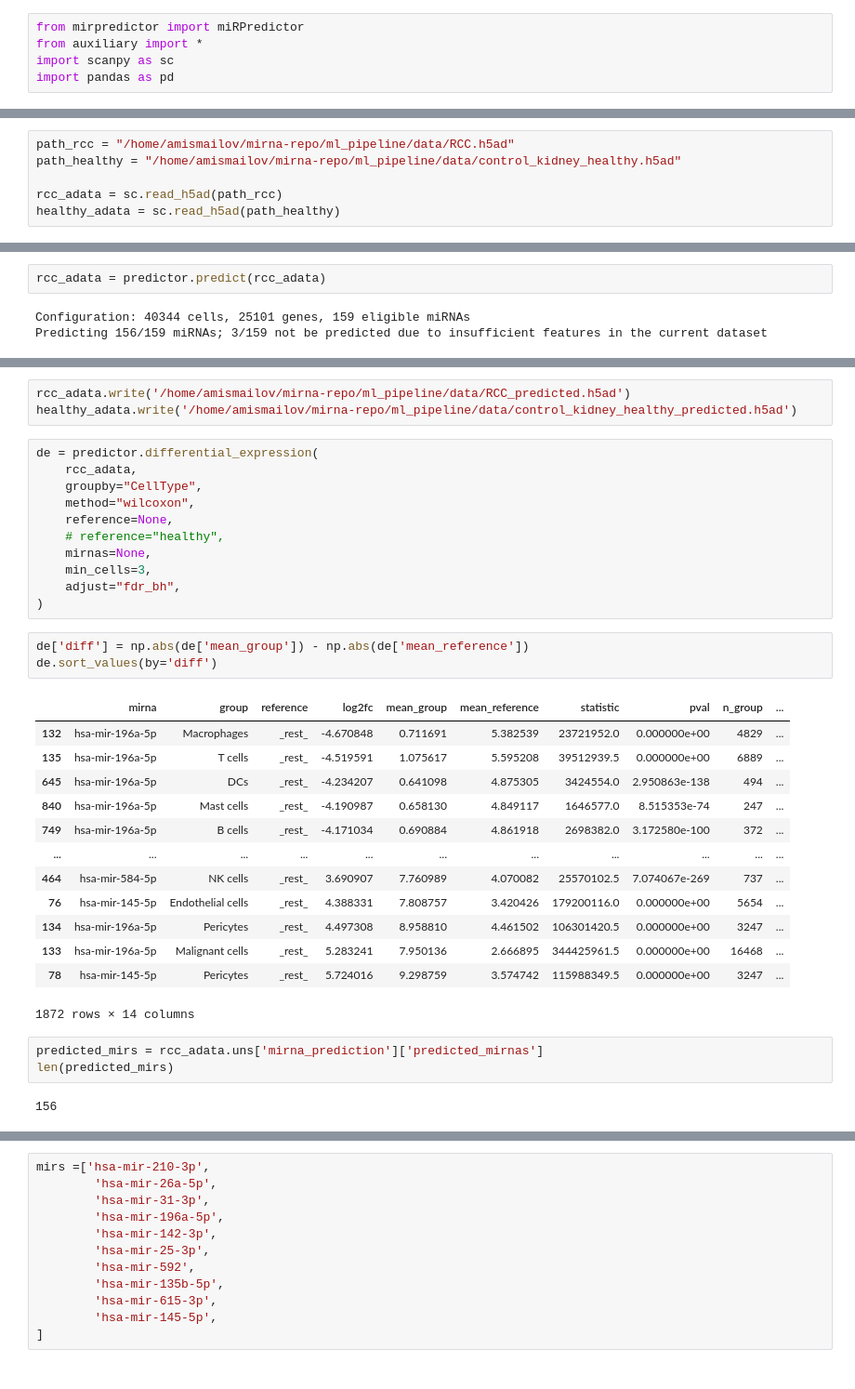
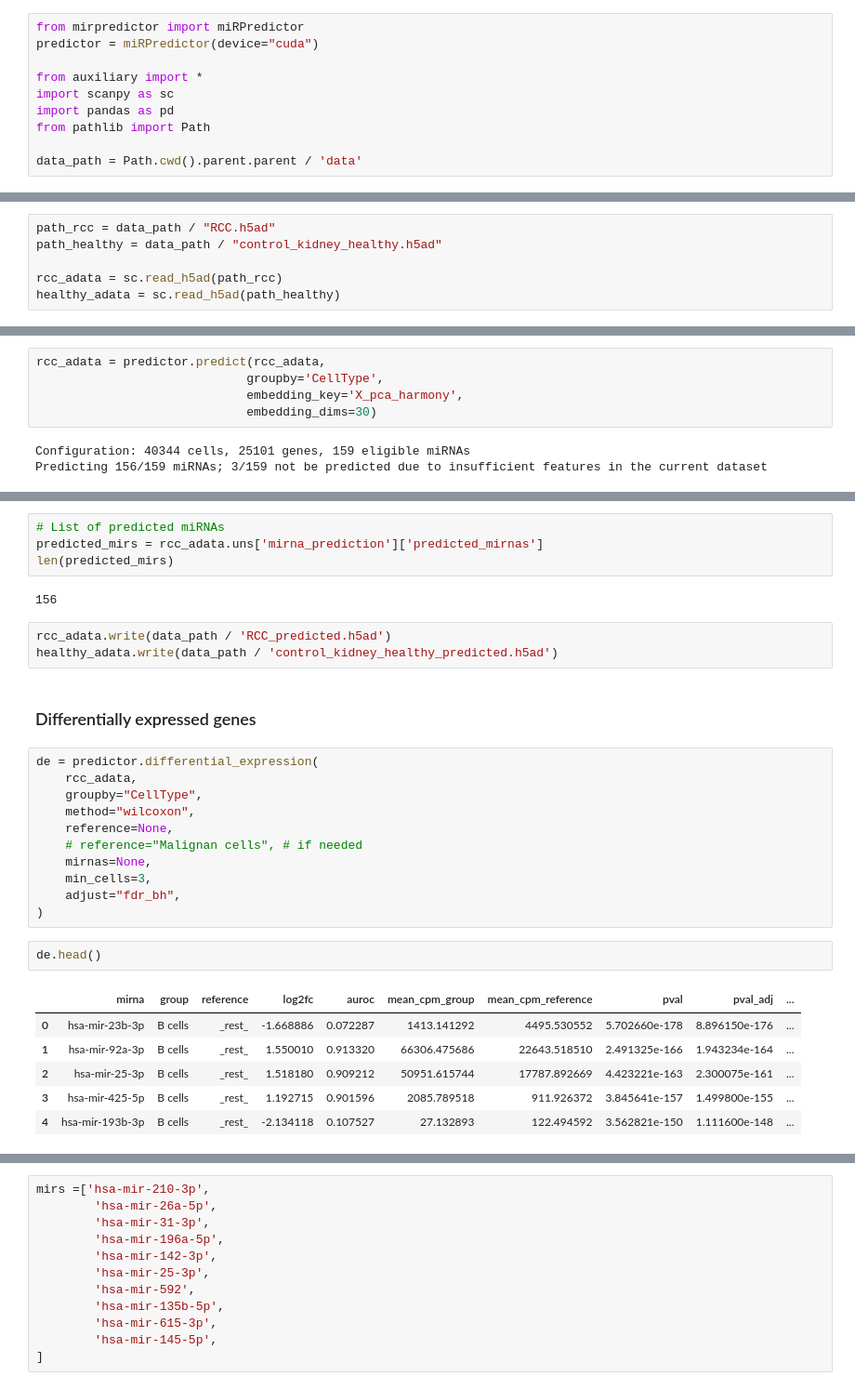
Before and after one commit to neuropromotion/miRNA-prediction-in-single-cell-RNA-seq-data, a Jupyter notebook: ml_pipeline/final_train_test_inference/inference/Inference_example.ipynb, the cells around one changed output, grey strips where cells are left out. Shown at 93% size. Drawn from its saved outputs; the diff is of its cells as text.

```diff
--- a/ml_pipeline/final_train_test_inference/inference/Inference_tutorial.ipynb
+++ b/ml_pipeline/final_train_test_inference/inference/Inference_example.ipynb
@@ -2,6 +2,11 @@
 # miRNA inference example
 # %%
 from mirpredictor import miRPredictor
+predictor = miRPredictor(device="cuda")
+
 from auxiliary import *
 import scanpy as sc
 import pandas as pd
+from pathlib import Path
+
+data_path = Path.cwd().parent.parent / 'data'
@@ -17,6 +13,6 @@ predictor.get_metrics(['hsa-let-7b-5p'])
 # %%
-path_rcc = "/home/amismailov/mirna-repo/ml_pipeline/data/RCC.h5ad"
-path_healthy = "/home/amismailov/mirna-repo/ml_pipeline/data/control_kidney_healthy.h5ad"
+path_rcc = data_path / "RCC.h5ad"
+path_healthy = data_path / "control_kidney_healthy.h5ad"
 
 rcc_adata = sc.read_h5ad(path_rcc)
 healthy_adata = sc.read_h5ad(path_healthy)
@@ -70,7 +94,10 @@ plot_dotplot(healthy_adata, n_genes=3, rcc=False)
 # %% [output]
 [figure]
 # %%
-rcc_adata = predictor.predict(rcc_adata)
+rcc_adata = predictor.predict(rcc_adata,
+                             groupby='CellType',
+                             embedding_key='X_pca_harmony',
+                             embedding_dims=30)
 # %% [output]
 Configuration: 40344 cells, 25101 genes, 159 eligible miRNAs
 Predicting 156/159 miRNAs; 3/159 not be predicted due to insufficient features in the current dataset
@@ -79,39 +109,34 @@ healthy_adata = predictor.predict(healthy_adata)
 # %% [output]
 Configuration: 20377 cells, 26837 genes, 159 eligible miRNAs
 Predicting 155/159 miRNAs; 4/159 not be predicted due to insufficient features in the current dataset
+# %%
+# List of predicted miRNAs
+predicted_mirs = rcc_adata.uns['mirna_prediction']['predicted_mirnas']
+len(predicted_mirs)
+# %% [output]
+156
 # %%
-rcc_adata.write('/home/amismailov/mirna-repo/ml_pipeline/data/RCC_predicted.h5ad')
-healthy_adata.write('/home/amismailov/mirna-repo/ml_pipeline/data/control_kidney_healthy_predicted.h5ad')
+rcc_adata.write(data_path / 'RCC_predicted.h5ad')
+healthy_adata.write(data_path / 'control_kidney_healthy_predicted.h5ad')
+# %% [markdown]
+### Differentially expressed genes
 # %%
 de = predictor.differential_expression(
     rcc_adata,
     groupby="CellType",
     method="wilcoxon",
     reference=None,
-    # reference="healthy",
+    # reference="Malignan cells", # if needed
     mirnas=None,
     min_cells=3,
     adjust="fdr_bh",
 )
 # %%
-de['diff'] = np.abs(de['mean_group']) - np.abs(de['mean_reference'])
-de.sort_values(by='diff')
+de.head()
 # %% [output]
-|  | mirna | group | reference | log2fc | mean_group | mean_reference | statistic | pval | n_group | ... |
-| 132 | hsa-mir-196a-5p | Macrophages | _rest_ | -4.670848 | 0.711691 | 5.382539 | 23721952.0 | 0.000000e+00 | 4829 | ... |
-| 135 | hsa-mir-196a-5p | T cells | _rest_ | -4.519591 | 1.075617 | 5.595208 | 39512939.5 | 0.000000e+00 | 6889 | ... |
-| 645 | hsa-mir-196a-5p | DCs | _rest_ | -4.234207 | 0.641098 | 4.875305 | 3424554.0 | 2.950863e-138 | 494 | ... |
-| 840 | hsa-mir-196a-5p | Mast cells | _rest_ | -4.190987 | 0.658130 | 4.849117 | 1646577.0 | 8.515353e-74 | 247 | ... |
-| 749 | hsa-mir-196a-5p | B cells | _rest_ | -4.171034 | 0.690884 | 4.861918 | 2698382.0 | 3.172580e-100 | 372 | ... |
-| ... | ... | ... | ... | ... | ... | ... | ... | ... | ... | ... |
-| 464 | hsa-mir-584-5p | NK cells | _rest_ | 3.690907 | 7.760989 | 4.070082 | 25570102.5 | 7.074067e-269 | 737 | ... |
-| 76 | hsa-mir-145-5p | Endothelial cells | _rest_ | 4.388331 | 7.808757 | 3.420426 | 179200116.0 | 0.000000e+00 | 5654 | ... |
-| 134 | hsa-mir-196a-5p | Pericytes | _rest_ | 4.497308 | 8.958810 | 4.461502 | 106301420.5 | 0.000000e+00 | 3247 | ... |
-| 133 | hsa-mir-196a-5p | Malignant cells | _rest_ | 5.283241 | 7.950136 | 2.666895 | 344425961.5 | 0.000000e+00 | 16468 | ... |
-| 78 | hsa-mir-145-5p | Pericytes | _rest_ | 5.724016 | 9.298759 | 3.574742 | 115988349.5 | 0.000000e+00 | 3247 | ... |
+|  | mirna | group | reference | log2fc | auroc | mean_cpm_group | mean_cpm_reference | pval | pval_adj | ... |
+| 0 | hsa-mir-23b-3p | B cells | _rest_ | -1.668886 | 0.072287 | 1413.141292 | 4495.530552 | 5.702660e-178 | 8.896150e-176 | ... |
+| 1 | hsa-mir-92a-3p | B cells | _rest_ | 1.550010 | 0.913320 | 66306.475686 | 22643.518510 | 2.491325e-166 | 1.943234e-164 | ... |
+| 2 | hsa-mir-25-3p | B cells | _rest_ | 1.518180 | 0.909212 | 50951.615744 | 17787.892669 | 4.423221e-163 | 2.300075e-161 | ... |
+| 3 | hsa-mir-425-5p | B cells | _rest_ | 1.192715 | 0.901596 | 2085.789518 | 911.926372 | 3.845641e-157 | 1.499800e-155 | ... |
+| 4 | hsa-mir-193b-3p | B cells | _rest_ | -2.134118 | 0.107527 | 27.132893 | 122.494592 | 3.562821e-150 | 1.111600e-148 | ... |
-1872 rows × 14 columns
-# %%
-predicted_mirs = rcc_adata.uns['mirna_prediction']['predicted_mirnas']
-len(predicted_mirs)
-# %% [output]
-156
```
Also changed, not shown: parts of 13 cells of this notebook, 8 other files.
